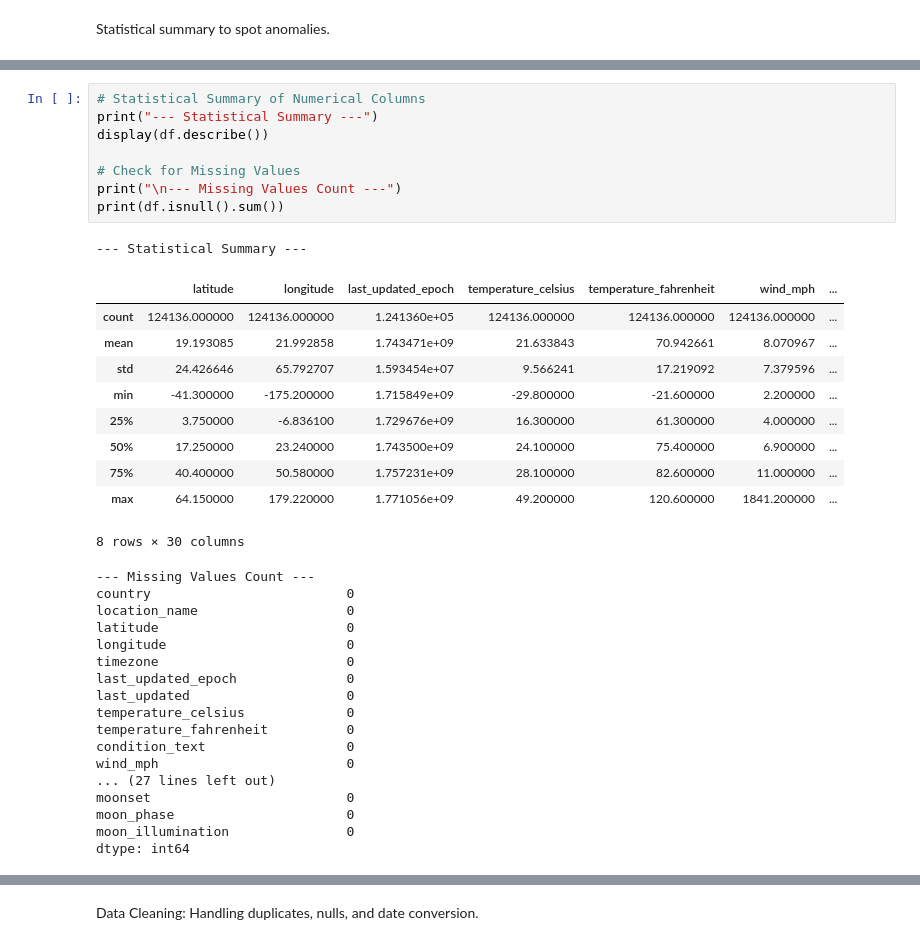
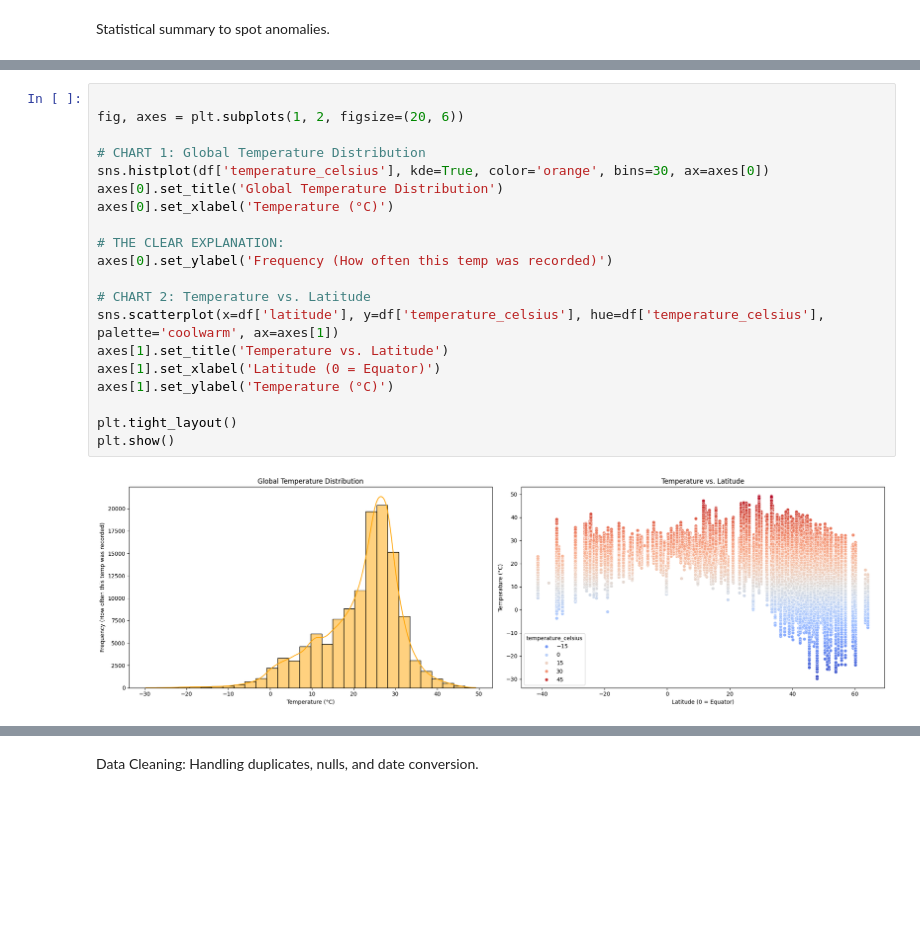
Before and after one commit to AjayBora002/Springboard_Milestone-1, a Jupyter notebook: milestone1.ipynb, the cells around one changed output, grey strips where cells are left out. Cells and saved outputs as stored; diff of their text form; blank space fills up the shorter version.

```diff
--- a/milestone1.ipynb
+++ b/milestone1.ipynb
@@ -105,40 +140,25 @@ Statistical summary to spot anomalies.
 # %%
-# Statistical Summary of Numerical Columns
-print("--- Statistical Summary ---")
-display(df.describe())
 
-# Check for Missing Values
-print("\n--- Missing Values Count ---")
-print(df.isnull().sum())
+fig, axes = plt.subplots(1, 2, figsize=(20, 6))
+
+# CHART 1: Global Temperature Distribution
+sns.histplot(df['temperature_celsius'], kde=True, color='orange', bins=30, ax=axes[0])
+axes[0].set_title('Global Temperature Distribution')
+axes[0].set_xlabel('Temperature (°C)')
+
+# THE CLEAR EXPLANATION:
+axes[0].set_ylabel('Frequency (How often this temp was recorded)')
+
+# CHART 2: Temperature vs. Latitude
+sns.scatterplot(x=df['latitude'], y=df['temperature_celsius'], hue=df['temperature_celsius'], palette='coolwarm', ax=axes[1])
+axes[1].set_title('Temperature vs. Latitude')
+axes[1].set_xlabel('Latitude (0 = Equator)')
+axes[1].set_ylabel('Temperature (°C)')
+
+plt.tight_layout()
+plt.show()
 # %% [output]
---- Statistical Summary ---
-|  | latitude | longitude | last_updated_epoch | temperature_celsius | temperature_fahrenheit | wind_mph | ... |
-| count | 124136.000000 | 124136.000000 | 1.241360e+05 | 124136.000000 | 124136.000000 | 124136.000000 | ... |
-| mean | 19.193085 | 21.992858 | 1.743471e+09 | 21.633843 | 70.942661 | 8.070967 | ... |
-| std | 24.426646 | 65.792707 | 1.593454e+07 | 9.566241 | 17.219092 | 7.379596 | ... |
-| min | -41.300000 | -175.200000 | 1.715849e+09 | -29.800000 | -21.600000 | 2.200000 | ... |
-| 25% | 3.750000 | -6.836100 | 1.729676e+09 | 16.300000 | 61.300000 | 4.000000 | ... |
-| 50% | 17.250000 | 23.240000 | 1.743500e+09 | 24.100000 | 75.400000 | 6.900000 | ... |
-| 75% | 40.400000 | 50.580000 | 1.757231e+09 | 28.100000 | 82.600000 | 11.000000 | ... |
-| max | 64.150000 | 179.220000 | 1.771056e+09 | 49.200000 | 120.600000 | 1841.200000 | ... |
-8 rows × 30 columns
---- Missing Values Count ---
-country                         0
-location_name                   0
-latitude                        0
-longitude                       0
-timezone                        0
-last_updated_epoch              0
-last_updated                    0
-temperature_celsius             0
-temperature_fahrenheit          0
-condition_text                  0
-wind_mph                        0
-... (27 lines left out)
-moonset                         0
-moon_phase                      0
-moon_illumination               0
-dtype: int64
+[figure, added]
 # %%
 # --- Sanity Check for Anomalies ---
 # Temperatures on Earth rarely exceed 60°C or drop below -90°C.
```
Also changed, not shown: parts of 6 cells of this notebook.
